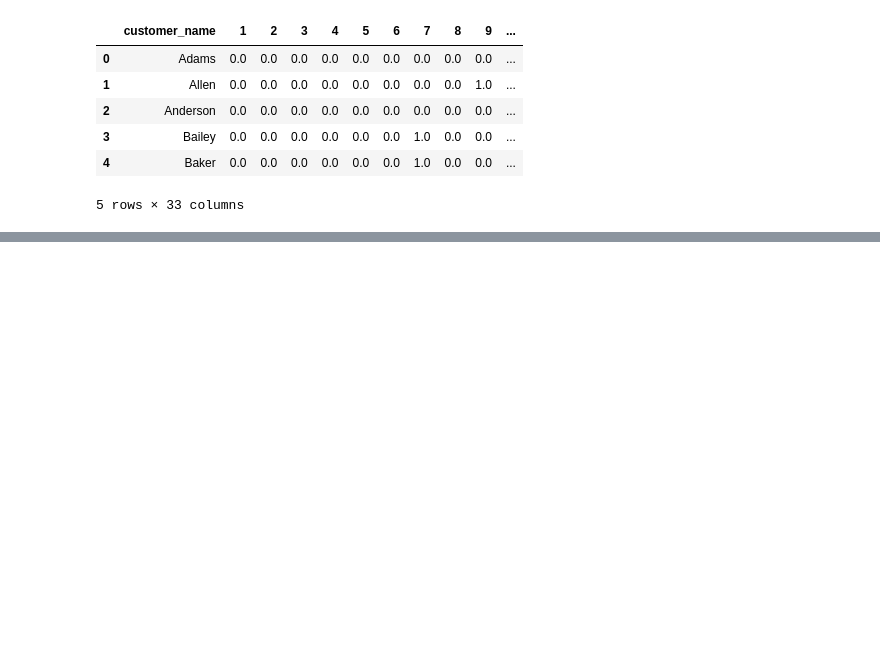
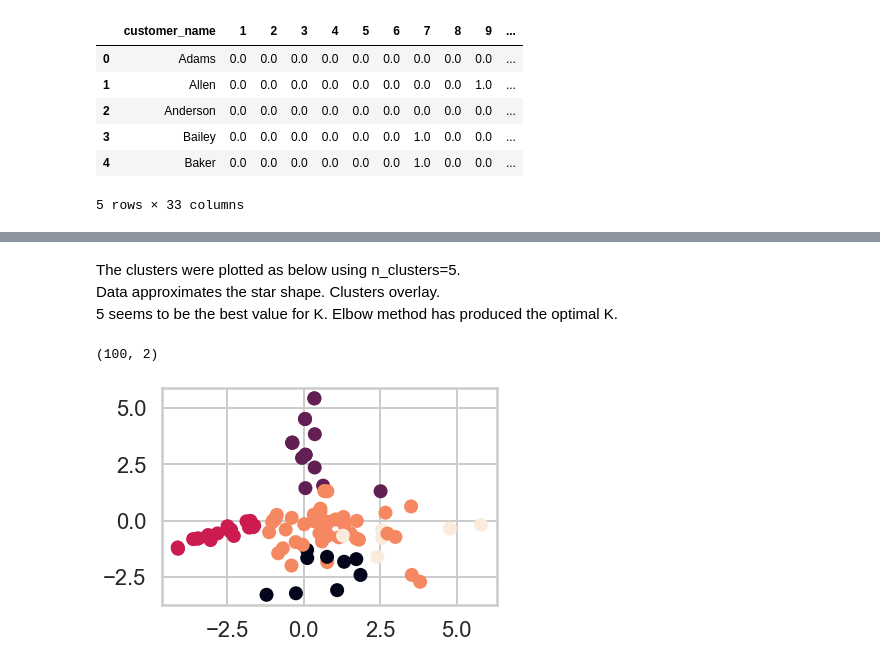
Before and after one commit to nortonlyr/MachineLearningExercises, a Jupyter notebook: Mini_project_clustering.ipynb, the cells around one changed output, grey strips where cells are left out. Saved outputs shown, nothing was run; the diff lists cells and outputs as text; code cells hidden in the pictures; blank space fills up the shorter version.

```diff
--- a/Mini_project_clustering.ipynb
+++ b/Mini_project_clustering.ipynb
@@ -71,0 +264,21 @@ df.head()
+# %% [markdown]
+The clusters were plotted as below using n_clusters=5.<br>
+Data approximates the star shape. Clusters overlay.<br>
+5 seems to be the best value for K. Elbow method has produced the optimal K.
+# %%
+# your turn
+from sklearn.decomposition import PCA
+pca = PCA(n_components=2)
+transformed = pca.fit_transform(x_std)
+transformed.shape
+# %% [output]
+(100, 2)
+# %%
+df_2d = pd.DataFrame({'customer_name': df.customer_name,
+                     'cluster_id': cluster_labels,
+                     'x': transformed[:,0],
+                     'y': transformed[:,1]})
+plt.scatter(df_2d.x, df_2d.y, c=df_2d.cluster_id)
+plt.show()
+# %% [output]
+[figure, added]
```
Also changed, not shown: parts of 25 cells of this notebook.
